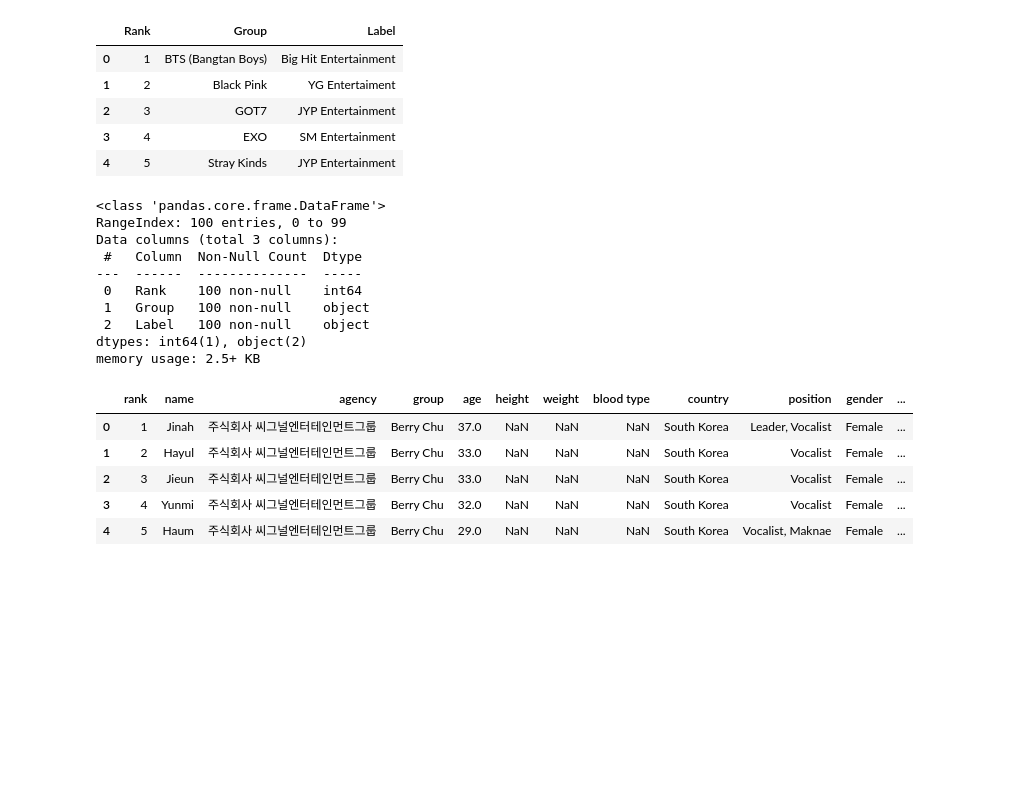
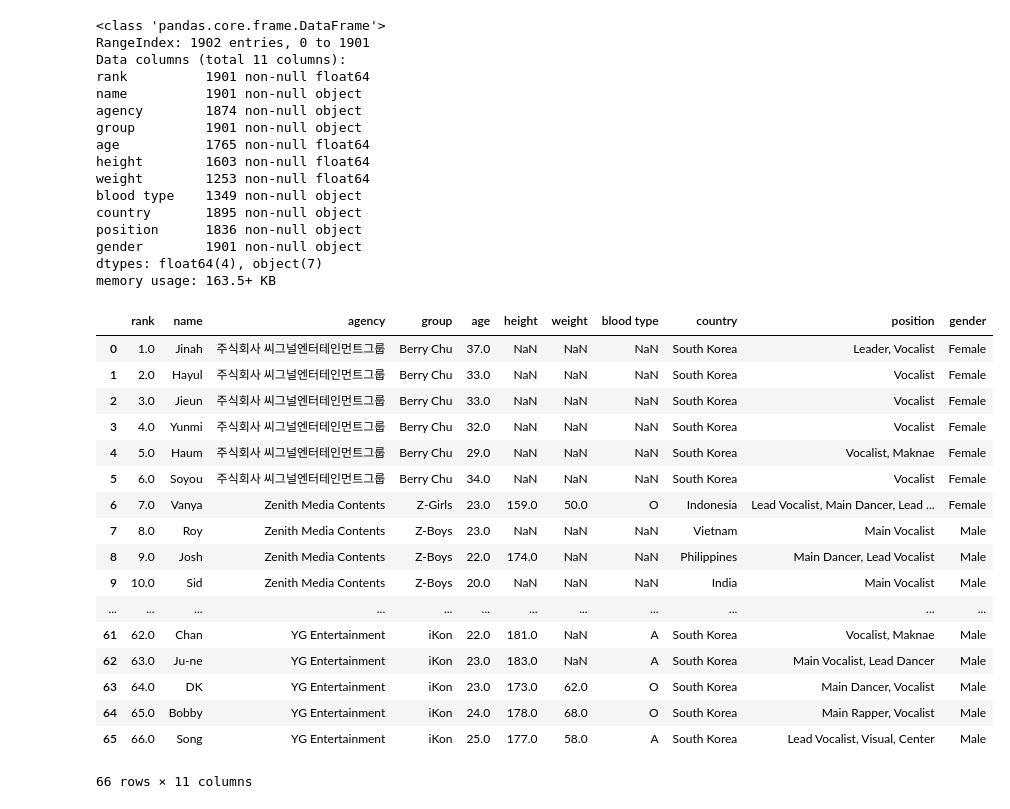
Before and after one commit to KamilaSadykova/Predicting-the-popularity-of-the-future-k-pop-idol, a Jupyter notebook: Project.ipynb, the cells around one changed output. Drawn from its saved outputs; the diff is of its cells as text; code cells hidden in the pictures; blank space fills up the shorter version.

```diff
--- a/Project.ipynb
+++ b/Project.ipynb
@@ -85,36 +65,42 @@ memory usage: 161.4+ KB
-# %%
-#read new dataset of popular groups
-popular = pd.read_csv("bestkpopgroups.csv",sep="\t",delimiter = ";")
-popular.head()
-# %% [output]
-|  | Rank | Group | Label |
-| 0 | 1 | BTS (Bangtan Boys) | Big Hit Entertainment |
-| 1 | 2 | Black Pink | YG Entertaiment |
-| 2 | 3 | GOT7 | JYP Entertainment |
-| 3 | 4 | EXO | SM Entertainment |
-| 4 | 5 | Stray Kinds | JYP Entertainment |
+# %%
+data["age"].fillna(data.groupby("name")["age"].transform("median"), inplace=True)
 # %%
-popular.info()
+data.info()
 # %% [output]
 <class 'pandas.core.frame.DataFrame'>
-RangeIndex: 100 entries, 0 to 99
-Data columns (total 3 columns):
- #   Column  Non-Null Count  Dtype
----  ------  --------------  -----
- 0   Rank    100 non-null    int64
- 1   Group   100 non-null    object
- 2   Label   100 non-null    object
-dtypes: int64(1), object(2)
-memory usage: 2.5+ KB
+RangeIndex: 1902 entries, 0 to 1901
+Data columns (total 11 columns):
+rank          1901 non-null float64
+name          1901 non-null object
+agency        1874 non-null object
+group         1901 non-null object
+age           1765 non-null float64
+height        1603 non-null float64
+weight        1253 non-null float64
+blood type    1349 non-null object
+country       1895 non-null object
+position      1836 non-null object
+gender        1901 non-null object
+dtypes: float64(4), object(7)
+memory usage: 163.5+ KB
-# %%
-#add new column popularity
-data['popularity'] = 0
 # %%
-data.head()
+data.head(66)
 # %% [output]
-|  | rank | name | agency | group | age | height | weight | blood type | country | position | gender | ... |
-| 0 | 1 | Jinah | 주식회사 씨그널엔터테인먼트그룹 | Berry Chu | 37.0 | NaN | NaN | NaN | South Korea | Leader, Vocalist | Female | ... |
-| 1 | 2 | Hayul | 주식회사 씨그널엔터테인먼트그룹 | Berry Chu | 33.0 | NaN | NaN | NaN | South Korea | Vocalist | Female | ... |
-| 2 | 3 | Jieun | 주식회사 씨그널엔터테인먼트그룹 | Berry Chu | 33.0 | NaN | NaN | NaN | South Korea | Vocalist | Female | ... |
-| 3 | 4 | Yunmi | 주식회사 씨그널엔터테인먼트그룹 | Berry Chu | 32.0 | NaN | NaN | NaN | South Korea | Vocalist | Female | ... |
-| 4 | 5 | Haum | 주식회사 씨그널엔터테인먼트그룹 | Berry Chu | 29.0 | NaN | NaN | NaN | South Korea | Vocalist, Maknae | Female | ... |
+|  | rank | name | agency | group | age | height | weight | blood type | country | position | gender |
+| 0 | 1.0 | Jinah | 주식회사 씨그널엔터테인먼트그룹 | Berry Chu | 37.0 | NaN | NaN | NaN | South Korea | Leader, Vocalist | Female |
+| 1 | 2.0 | Hayul | 주식회사 씨그널엔터테인먼트그룹 | Berry Chu | 33.0 | NaN | NaN | NaN | South Korea | Vocalist | Female |
+| 2 | 3.0 | Jieun | 주식회사 씨그널엔터테인먼트그룹 | Berry Chu | 33.0 | NaN | NaN | NaN | South Korea | Vocalist | Female |
+| 3 | 4.0 | Yunmi | 주식회사 씨그널엔터테인먼트그룹 | Berry Chu | 32.0 | NaN | NaN | NaN | South Korea | Vocalist | Female |
+| 4 | 5.0 | Haum | 주식회사 씨그널엔터테인먼트그룹 | Berry Chu | 29.0 | NaN | NaN | NaN | South Korea | Vocalist, Maknae | Female |
+| 5 | 6.0 | Soyou | 주식회사 씨그널엔터테인먼트그룹 | Berry Chu | 34.0 | NaN | NaN | NaN | South Korea | Vocalist | Female |
+| 6 | 7.0 | Vanya | Zenith Media Contents | Z-Girls | 23.0 | 159.0 | 50.0 | O | Indonesia | Lead Vocalist, Main Dancer, Lead ... | Female |
+| 7 | 8.0 | Roy | Zenith Media Contents | Z-Boys | 23.0 | NaN | NaN | NaN | Vietnam | Main Vocalist | Male |
+| 8 | 9.0 | Josh | Zenith Media Contents | Z-Boys | 22.0 | 174.0 | NaN | NaN | Philippines | Main Dancer, Lead Vocalist | Male |
+| 9 | 10.0 | Sid | Zenith Media Contents | Z-Boys | 20.0 | NaN | NaN | NaN | India | Main Vocalist | Male |
+| ... | ... | ... | ... | ... | ... | ... | ... | ... | ... | ... | ... |
+| 61 | 62.0 | Chan | YG Entertainment | iKon | 22.0 | 181.0 | NaN | A | South Korea | Vocalist, Maknae | Male |
+| 62 | 63.0 | Ju-ne | YG Entertainment | iKon | 23.0 | 183.0 | NaN | A | South Korea | Main Vocalist, Lead Dancer | Male |
+| 63 | 64.0 | DK | YG Entertainment | iKon | 23.0 | 173.0 | 62.0 | O | South Korea | Main Dancer, Vocalist | Male |
+| 64 | 65.0 | Bobby | YG Entertainment | iKon | 24.0 | 178.0 | 68.0 | O | South Korea | Main Rapper, Vocalist | Male |
+| 65 | 66.0 | Song | YG Entertainment | iKon | 25.0 | 177.0 | 58.0 | A | South Korea | Lead Vocalist, Visual, Center | Male |
+66 rows × 11 columns
```
Also changed, not shown: parts of 11 cells of this notebook.
